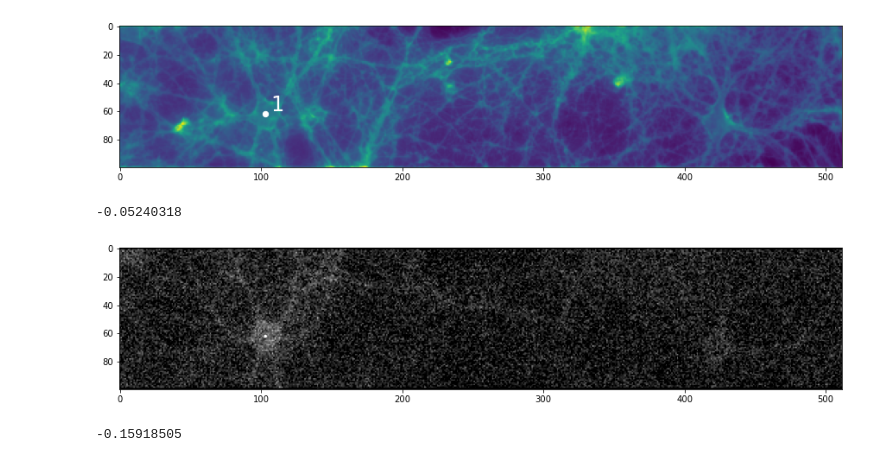
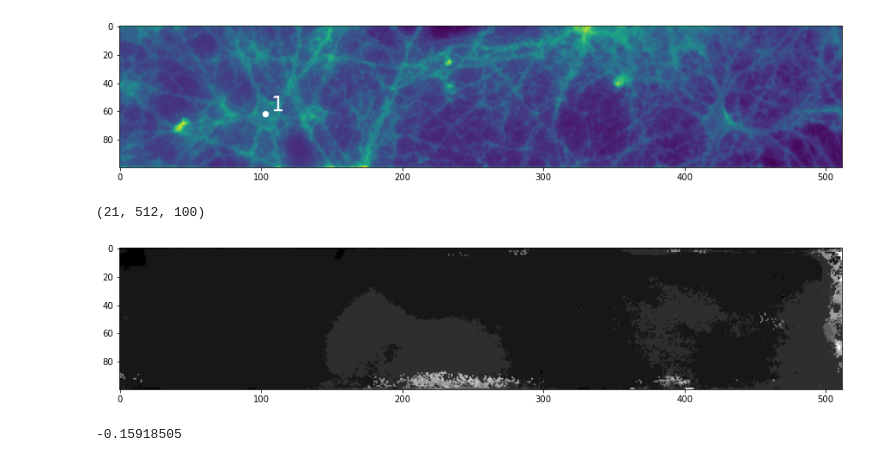
Before and after one commit to cellarium-ai/CellMincer, a Jupyter notebook: notebooks/miller_analyze.ipynb, the cells around one changed output. Saved outputs shown, nothing was run; the diff lists cells and outputs as text; code cells hidden in the pictures.

```diff
--- a/notebooks/miller_analyze.ipynb
+++ b/notebooks/miller_analyze.ipynb
@@ -52,12 +39,31 @@ raw_notrend_cor = np.apply_along_axis(np.correlate, 0, raw_notrend_z, v=raw_notr
+# %%
+denoised_movie_notrend = denoised_movie - trend
+denoised_movie_notrend_z = (denoised_movie_notrend - denoised_movie_notrend.mean(axis=0)) / denoised_movie_notrend.std(axis=0)
+
+pix = pixs[0]
+pix_notrend_z = denoised_movie_notrend_z[:, pix[0], pix[1]].reshape((-1, 1, 1))
+shift = np.arange(-10, 11)
+cor = []
+for s in shift:
+    if s < 0:
+        cor.append((denoised_movie_notrend_z[:s] * pix_notrend_z[-s:]).mean(axis=0))
+    elif s > 0:
+        cor.append((denoised_movie_notrend_z[s:] * pix_notrend_z[:-s]).mean(axis=0))
+    else:
+        cor.append((denoised_movie_notrend_z * pix_notrend_z).mean(axis=0))
+
+cor = np.stack(cor, axis=0)
+# %%
+cor.shape
+# %% [output]
+(21, 512, 100)
 # %%
-print(np.min(raw_notrend_cor))
-
 plt.figure(figsize=(15, 5))
-plt.imshow(raw_notrend_cor.T, cmap='gray', vmin=0, vmax=0.1)
+plt.imshow(cor.argmax(axis=0).T, cmap='gray')
+plt.lege
 plt.show()
 # %% [output]
--0.05240318
-[figure, old version]
+[figure, new version]
 # %%
 print(np.min(cor))
 
```
Also changed, not shown: parts of 4 cells of this notebook, 1 other file.
